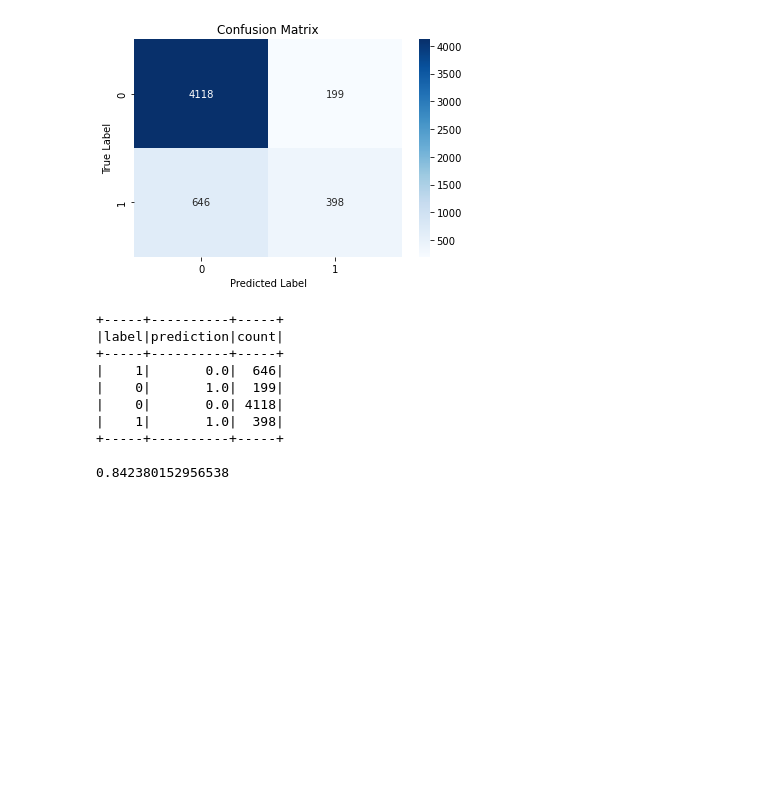
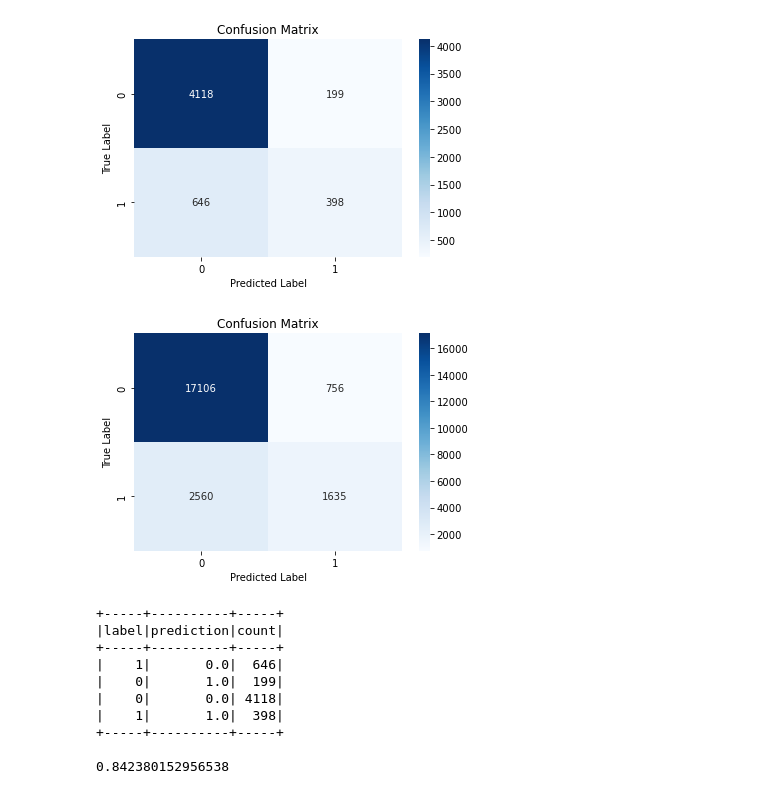
Before and after one commit to atharvawadekar/Adult-census-income-classification, a Jupyter notebook: phase2_model.ipynb, the cells around one changed output. Saved outputs shown, nothing was run; the diff lists cells and outputs as text; code cells hidden in the pictures; blank space fills up the shorter version.

```diff
--- a/phase2_model.ipynb
+++ b/phase2_model.ipynb
@@ -1908,3 +1908,6 @@ prediction.select('label', 'prediction', 'probability').show(5, False)
 |1    |0.0       |[0.7152737752161383,0.28472622478386167] |
 +-----+----------+-----------------------------------------+
 only showing top 5 rows
+# %%
+prediction2 = tree_model.transform(income_train)
+prediction2.select('label', 'prediction', 'probability').show(5, False)
@@ -1918,6 +1932,16 @@ plt.xlabel("Predicted Label")
 plt.show()
 # %% [output]
 [figure]
+# %%
+pandas_df2 = prediction2.select("label", "prediction").toPandas()
+cm2 = confusion_matrix(pandas_df2["label"], pandas_df2["prediction"])
+sns.heatmap(cm2, annot=True, fmt='d', cmap='Blues')
+plt.title("Confusion Matrix")
+plt.ylabel("True Label")
+plt.xlabel("Predicted Label")
+plt.show()
+# %% [output]
+[figure, added]
 # %%
 prediction.groupBy('label', 'prediction').count().show()
 TN = prediction.filter('prediction = 0 AND label = prediction').count()
```
Also changed, not shown: parts of 11 cells of this notebook.
